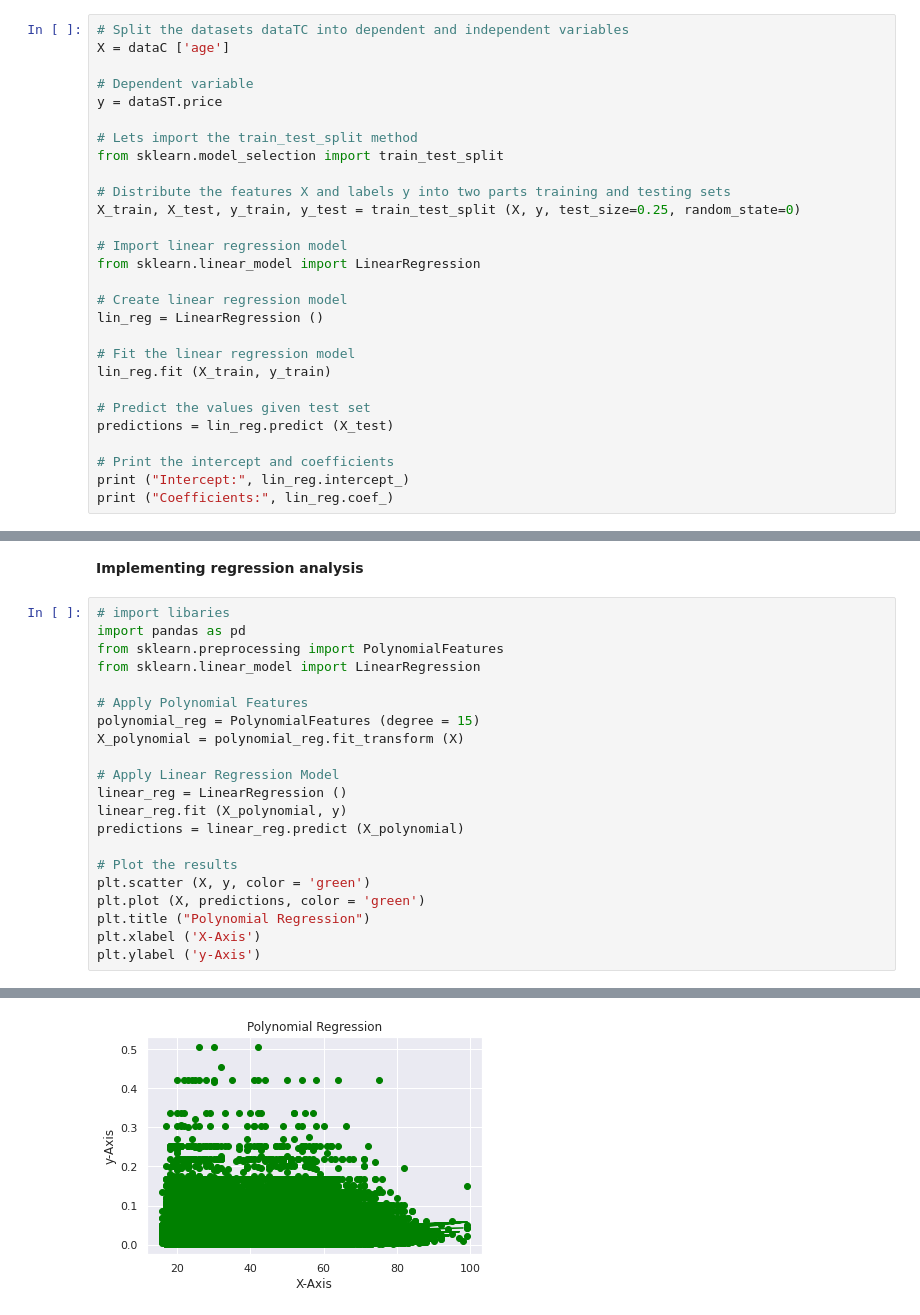
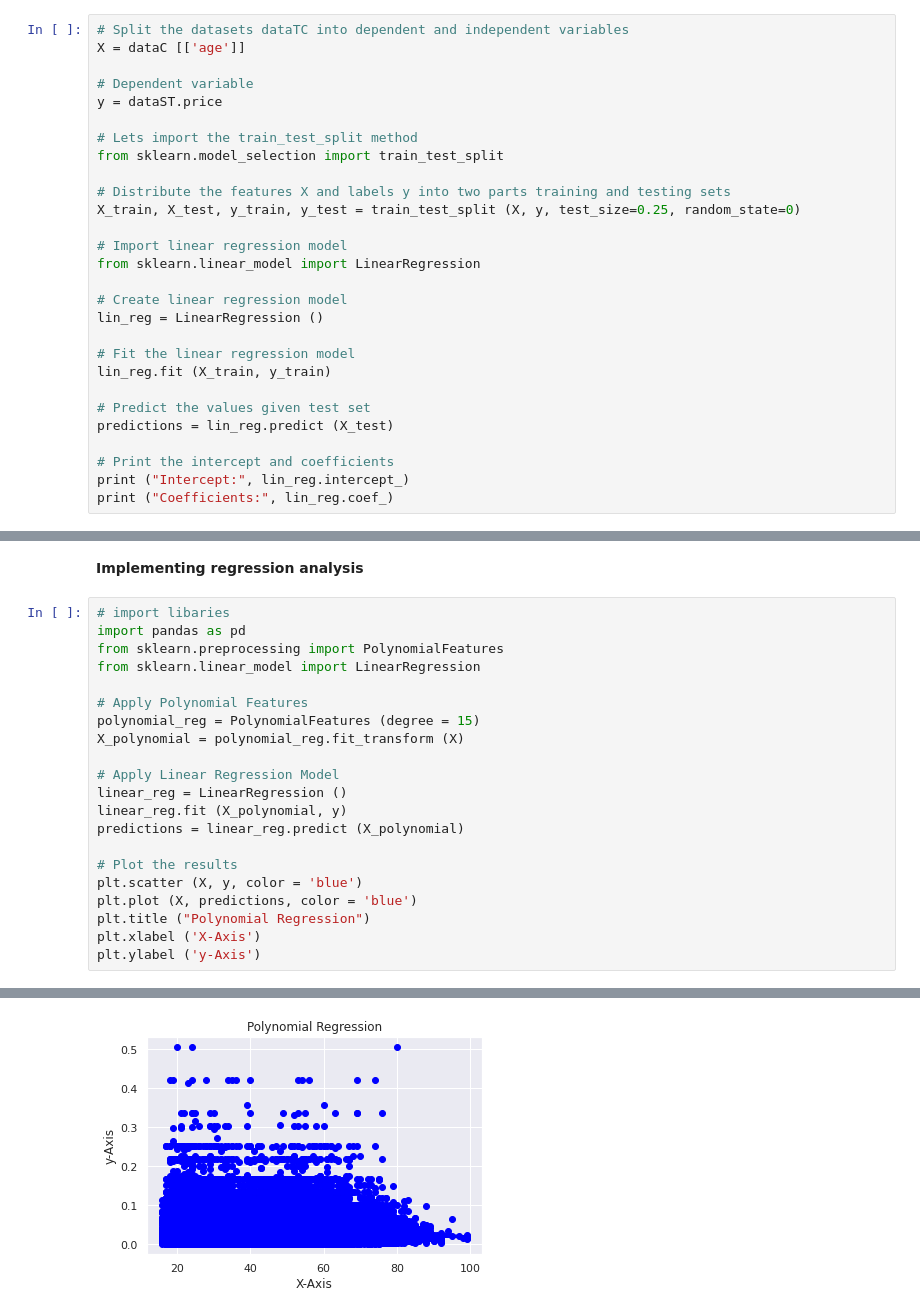
Before and after one commit to AleksandrMorozov123/Competition-on-kaggle-, a Jupyter notebook: h-m-personalized-fashion-recommendations.ipynb, the cells around one changed output, grey strips where cells are left out. Drawn from its saved outputs; the diff is of its cells as text.

```diff
--- a/h-m-personalized-fashion-recommendations.ipynb
+++ b/h-m-personalized-fashion-recommendations.ipynb
@@ -297,7 +287,7 @@ dataC.head (10)
 **Create a linear regression model**
 # %%
 # Split the datasets dataTC into dependent and independent variables
-X = dataC ['age']
+X = dataC [['age']]
 
 # Dependent variable
 y = dataST.price
@@ -372,24 +362,24 @@ Text(0, 0.5, 'y-Axis')
 # %%
 # import libaries
 import pandas as pd
 from sklearn.preprocessing import PolynomialFeatures
 from sklearn.linear_model import LinearRegression
 
 # Apply Polynomial Features
 polynomial_reg = PolynomialFeatures (degree = 15)
 X_polynomial = polynomial_reg.fit_transform (X)
 
 # Apply Linear Regression Model
 linear_reg = LinearRegression ()
 linear_reg.fit (X_polynomial, y)
 predictions = linear_reg.predict (X_polynomial)
 
 # Plot the results
-plt.scatter (X, y, color = 'green')
-plt.plot (X, predictions, color = 'green')
+plt.scatter (X, y, color = 'blue')
+plt.plot (X, predictions, color = 'blue')
 plt.title ("Polynomial Regression")
 plt.xlabel ('X-Axis')
 plt.ylabel ('y-Axis')
 # %% [output]
 Text(0, 0.5, 'y-Axis')
-[figure, old version]
+[figure, new version]
```
Also changed, not shown: parts of 15 cells of this notebook.
